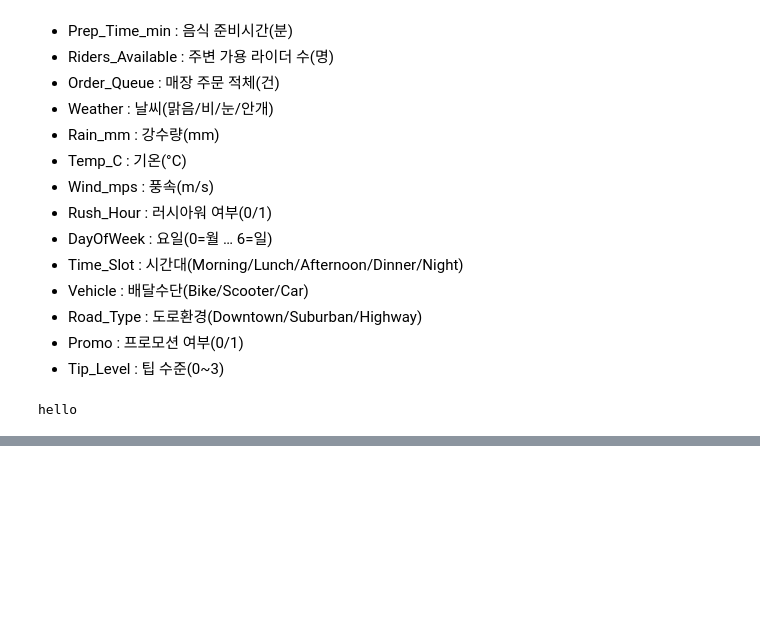
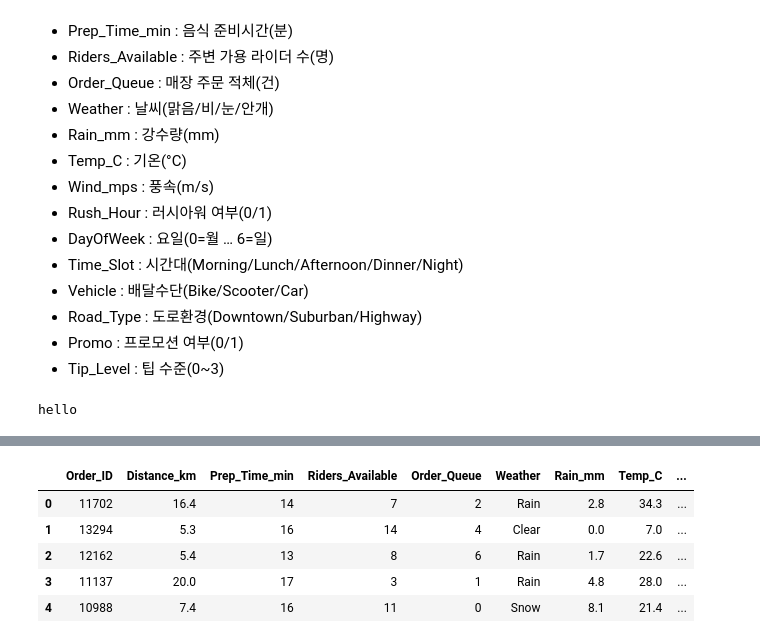
Before and after one commit to wd14177/ml01, a Jupyter notebook: ml-day05-012-HW1-del-reg.ipynb, the cells around one changed output, grey strips where cells are left out. Saved outputs shown, nothing was run; the diff lists cells and outputs as text; code cells hidden in the pictures; blank space fills up the shorter version.

```diff
--- a/ml-day05-012-HW1-del-reg.ipynb
+++ b/ml-day05-012-HW1-del-reg.ipynb
@@ -30,0 +61,11 @@ hello
+# %%
+# ./data/delivery_eta_test.csv csv 불러오기
+test = pd.read_csv("./data/delivery_eta_test.csv")
+test.head()
+# %% [output]
+|  | Order_ID | Distance_km | Prep_Time_min | Riders_Available | Order_Queue | Weather | Rain_mm | Temp_C | ... |
+| 0 | 11702 | 16.4 | 14 | 7 | 2 | Rain | 2.8 | 34.3 | ... |
+| 1 | 13294 | 5.3 | 16 | 14 | 4 | Clear | 0.0 | 7.0 | ... |
+| 2 | 12162 | 5.4 | 13 | 8 | 6 | Rain | 1.7 | 22.6 | ... |
+| 3 | 11137 | 20.0 | 17 | 3 | 1 | Rain | 4.8 | 28.0 | ... |
+| 4 | 10988 | 7.4 | 16 | 11 | 0 | Snow | 8.1 | 21.4 | ... |
```
Also changed, not shown: parts of 12 cells of this notebook, 14 other files.
